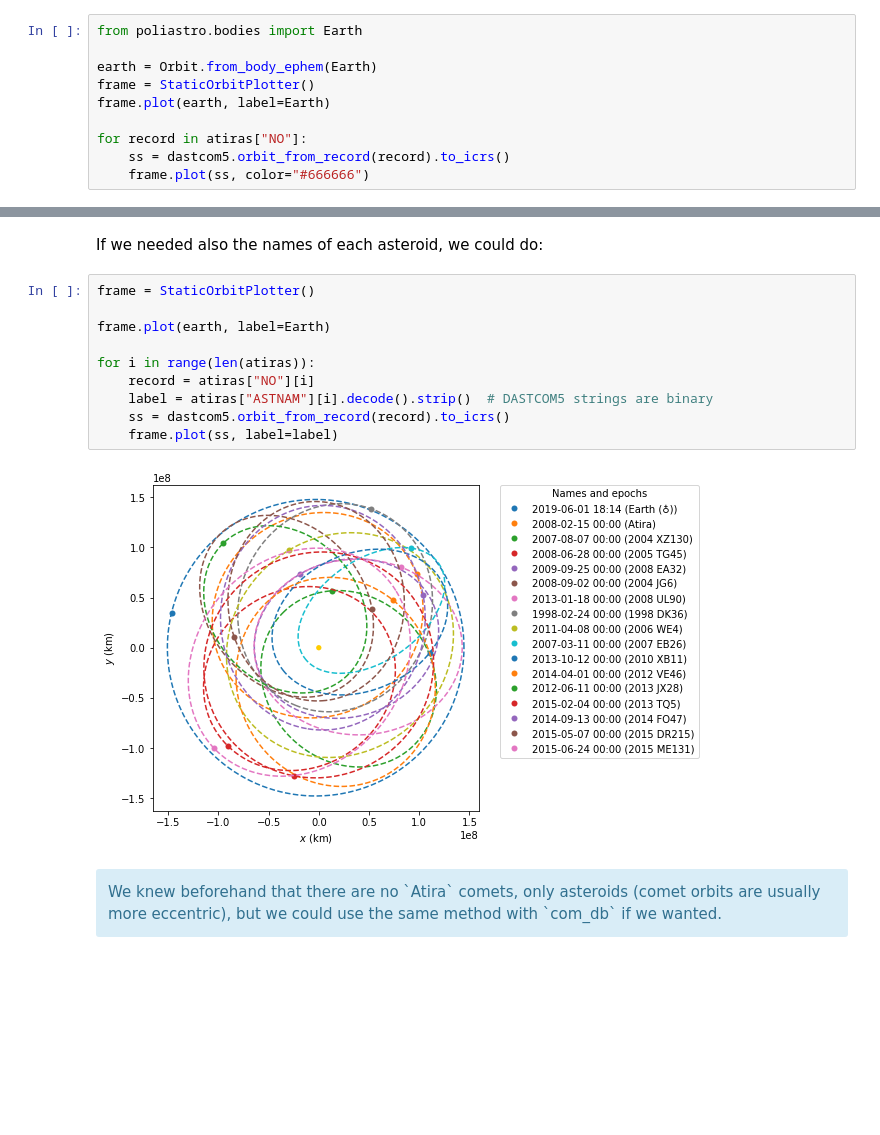
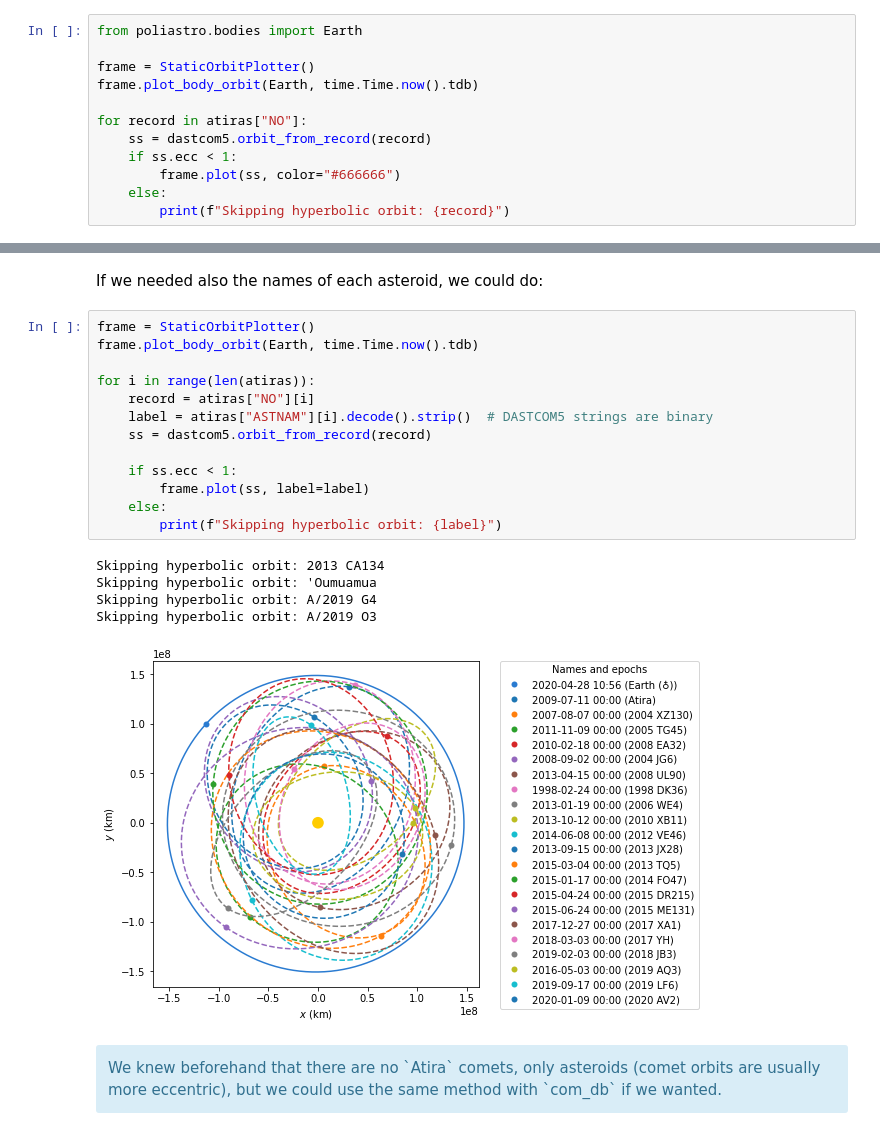
Before and after one commit to poliastro/poliastro, a Jupyter notebook: docs/source/examples/Using NEOS package.ipynb, the cells around one changed output, grey strips where cells are left out. Saved outputs shown, nothing was run; the diff lists cells and outputs as text; blank space fills up the shorter version.

```diff
--- a/docs/source/examples/Using NEOS package.ipynb
+++ b/docs/source/examples/Using NEOS package.ipynb
@@ -157,11 +164,13 @@ The second one seems easier and it is related to the current notebook, so we are
 # %%
 from poliastro.bodies import Earth
 
-earth = Orbit.from_body_ephem(Earth)
 frame = StaticOrbitPlotter()
-frame.plot(earth, label=Earth)
+frame.plot_body_orbit(Earth, time.Time.now().tdb)
 
 for record in atiras["NO"]:
-    ss = dastcom5.orbit_from_record(record).to_icrs()
-    frame.plot(ss, color="#666666")
+    ss = dastcom5.orbit_from_record(record)
+    if ss.ecc < 1:
+        frame.plot(ss, color="#666666")
+    else:
+        print(f"Skipping hyperbolic orbit: {record}")
 # %% [output]
@@ -170,16 +183,23 @@ for record in atiras["NO"]:
 If we needed also the names of each asteroid, we could do:
 # %%
 frame = StaticOrbitPlotter()
-
-frame.plot(earth, label=Earth)
+frame.plot_body_orbit(Earth, time.Time.now().tdb)
 
 for i in range(len(atiras)):
     record = atiras["NO"][i]
     label = atiras["ASTNAM"][i].decode().strip()  # DASTCOM5 strings are binary
-    ss = dastcom5.orbit_from_record(record).to_icrs()
-    frame.plot(ss, label=label)
+    ss = dastcom5.orbit_from_record(record)
+
+    if ss.ecc < 1:
+        frame.plot(ss, label=label)
+    else:
+        print(f"Skipping hyperbolic orbit: {label}")
 # %% [output]
+Skipping hyperbolic orbit: 2013 CA134
+Skipping hyperbolic orbit: 'Oumuamua
+Skipping hyperbolic orbit: A/2019 G4
+Skipping hyperbolic orbit: A/2019 O3
-[figure, old version]
+[figure, new version]
 # %% [markdown]
 <div class="alert alert-info">We knew beforehand that there are no `Atira` comets, only asteroids (comet orbits are usually more eccentric), but we could use the same method with `com_db` if we wanted.</div>
 # %% [markdown]
```
Also changed, not shown: parts of 15 cells of this notebook, 4 other files.
